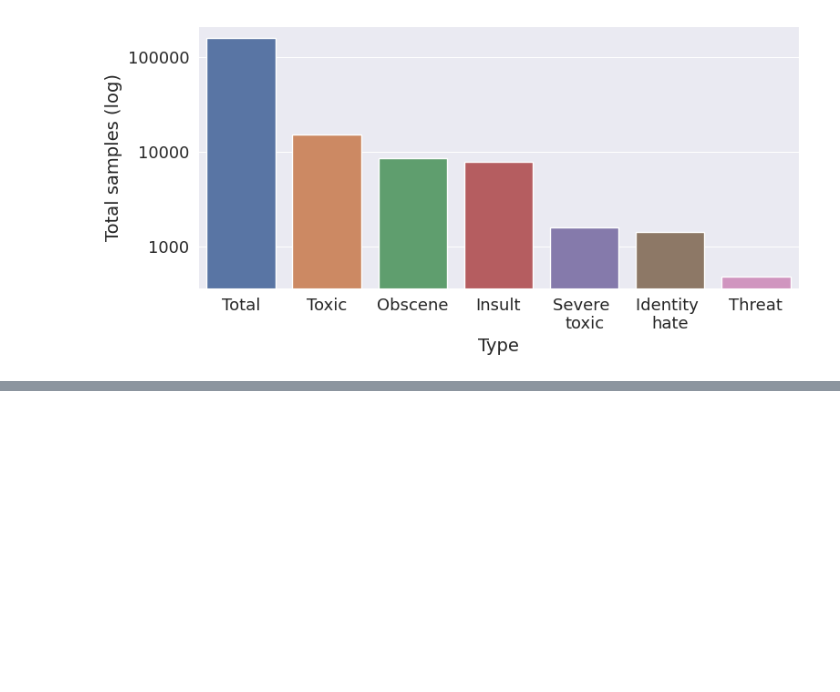
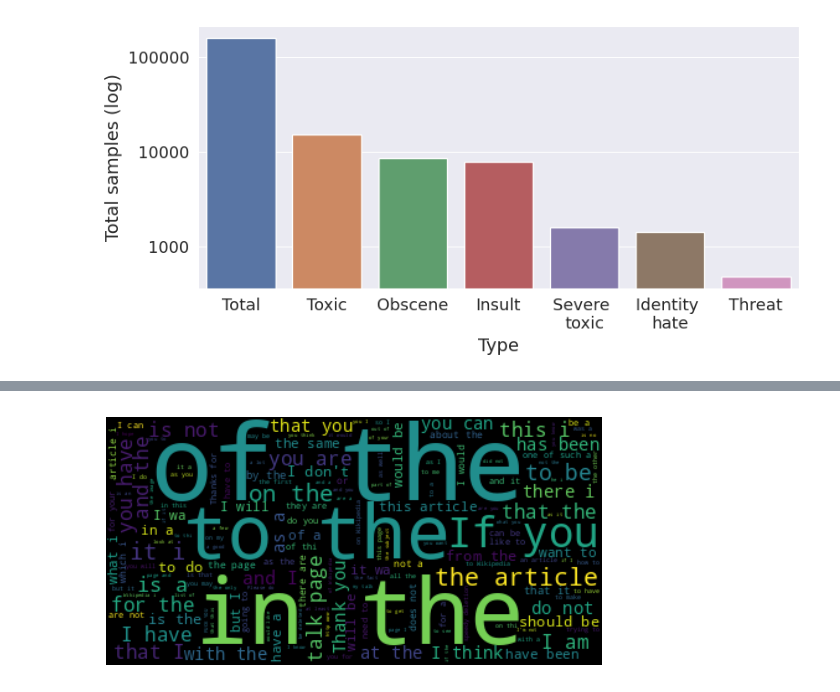
Before and after one commit to GeroVanMi/NLP_Project_ToxicSpeechDetection, a Jupyter notebook: src/data_exploration.ipynb, the cells around one changed output, grey strips where cells are left out. Saved outputs shown, nothing was run; the diff lists cells and outputs as text; code cells hidden in the pictures; blank space fills up the shorter version.

```diff
--- a/src/data_exploration.ipynb
+++ b/src/data_exploration.ipynb
@@ -118,0 +129,22 @@ plt.show()
+# %%
+with open(f'../logs/{model}/data/bag_of_words.json') as file:
+    bag_of_tokens = json.load(file)
+
+
+documents = read_file("../data/kaggle/train.csv")
+
+text = ""
+for document in documents:
+    text += document.content + " "
+
+wordcloud = WordCloud(stopwords=[]).generate(text)
+plt.imshow(wordcloud, interpolation='bilinear')
+plt.axis("off")
+
+# lower max_font_size
+# plt.figure()
+# plt.imshow(wordcloud, interpolation="bilinear")
+# plt.axis("off")
+plt.show()
+# %% [output]
+[figure, added]
```
Also changed, not shown: parts of 5 cells of this notebook, 5 other files.
